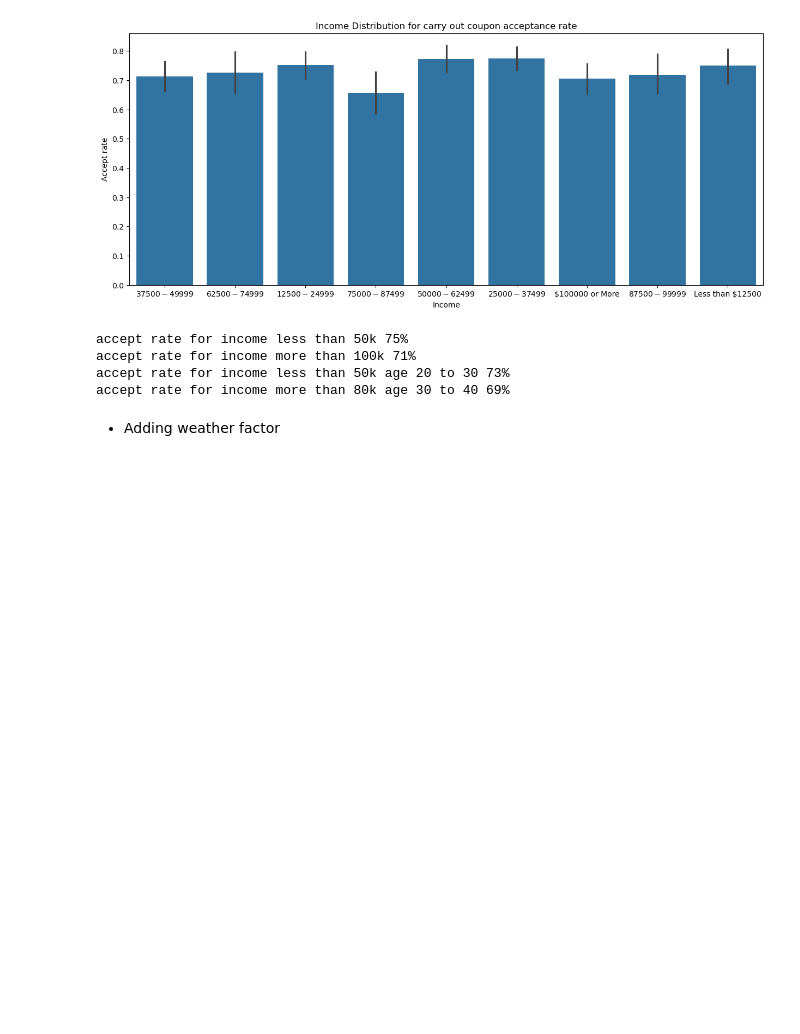
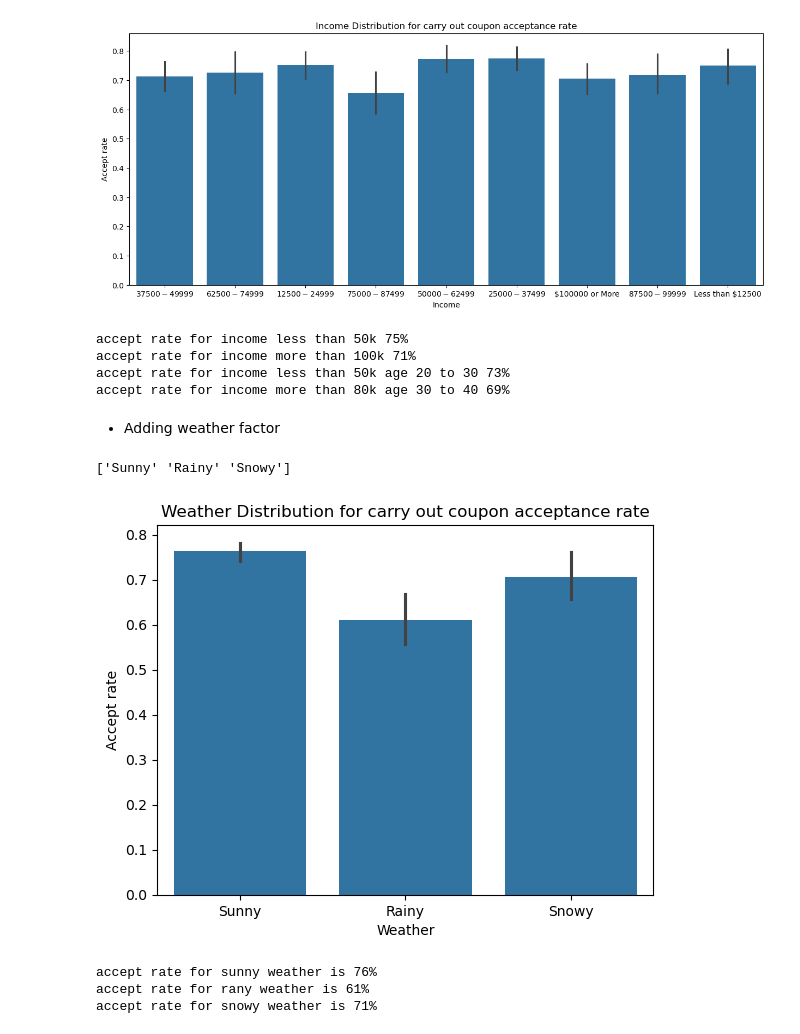
Before and after one commit to orczhu/zhu-ai-learning, a Jupyter notebook: module_1/prompt.ipynb, the cells around one changed output. Drawn from its saved outputs; the diff is of its cells as text; code cells hidden in the pictures; blank space fills up the shorter version.

Commit message:
Add weather factor

```diff
--- a/module_1/prompt.ipynb
+++ b/module_1/prompt.ipynb
@@ -466,3 +466,26 @@ accept rate for income less than 50k age 20 to 30 73%
 accept rate for income more than 80k age 30 to 40 69%
 # %% [markdown]
 * Adding weather factor
+# %%
+# Get the value for weather
+print(df_carry['weather'].unique())
+sns.barplot(x='weather', y = 'Y', data=df_carry)
+plt.xlabel('Weather')
+plt.ylabel('Accept rate')
+plt.title('Weather Distribution for carry out coupon acceptance rate')
+plt.show()
+df_carry_weather_sunny = df_carry[df_carry['weather'] == 'Sunny']
+accept_rate_df_carry_weather_sunny = df_carry_weather_sunny['Y'].mean() * 100
+print(f'accept rate for sunny weather is {accept_rate_df_carry_weather_sunny:.0f}%')
+df_carry_weather_rainy = df_carry[df_carry['weather'] == 'Rainy']
+accept_rate_df_carry_weather_rainy = df_carry_weather_rainy['Y'].mean() * 100
+print(f'accept rate for rany weather is {accept_rate_df_carry_weather_rainy:.0f}%')
+df_carry_weather_snowy = df_carry[df_carry['weather'] == 'Snowy']
+accept_rate_df_carry_weather_snowy = df_carry_weather_snowy['Y'].mean() * 100
+print(f'accept rate for snowy weather is {accept_rate_df_carry_weather_snowy:.0f}%')
+# %% [output]
+['Sunny' 'Rainy' 'Snowy']
+[figure, added]
+accept rate for sunny weather is 76%
+accept rate for rany weather is 61%
+accept rate for snowy weather is 71%
```
